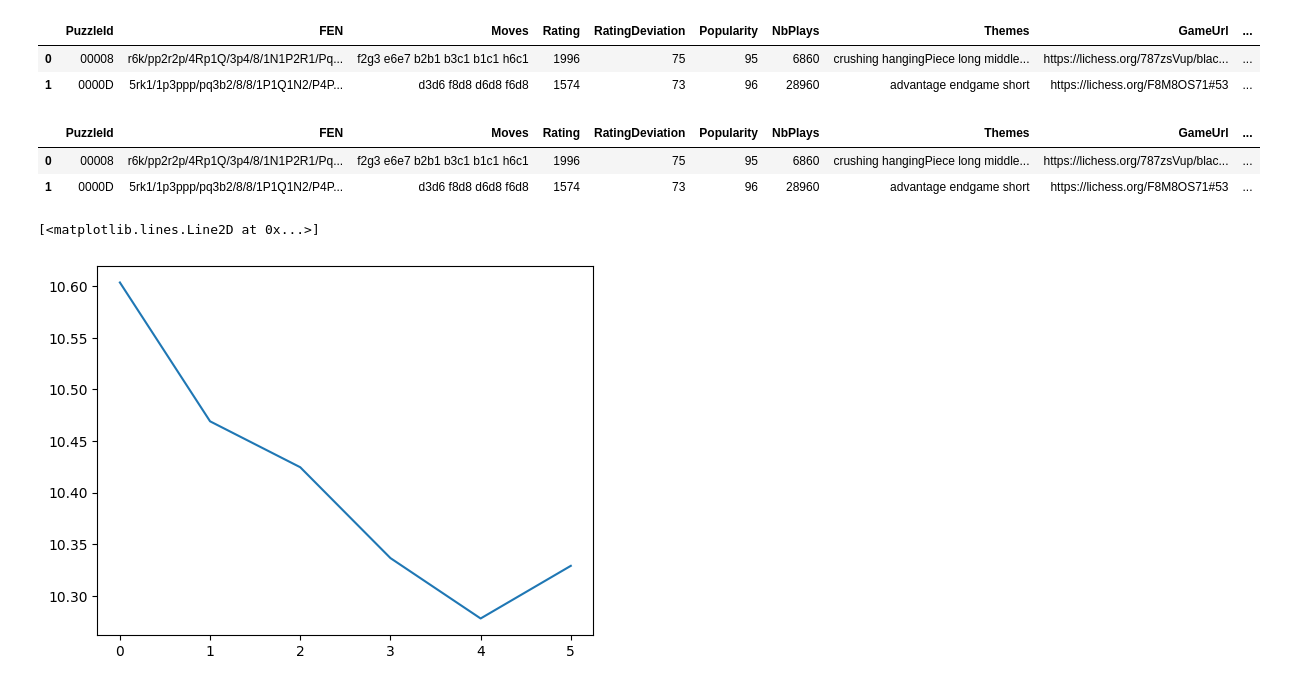
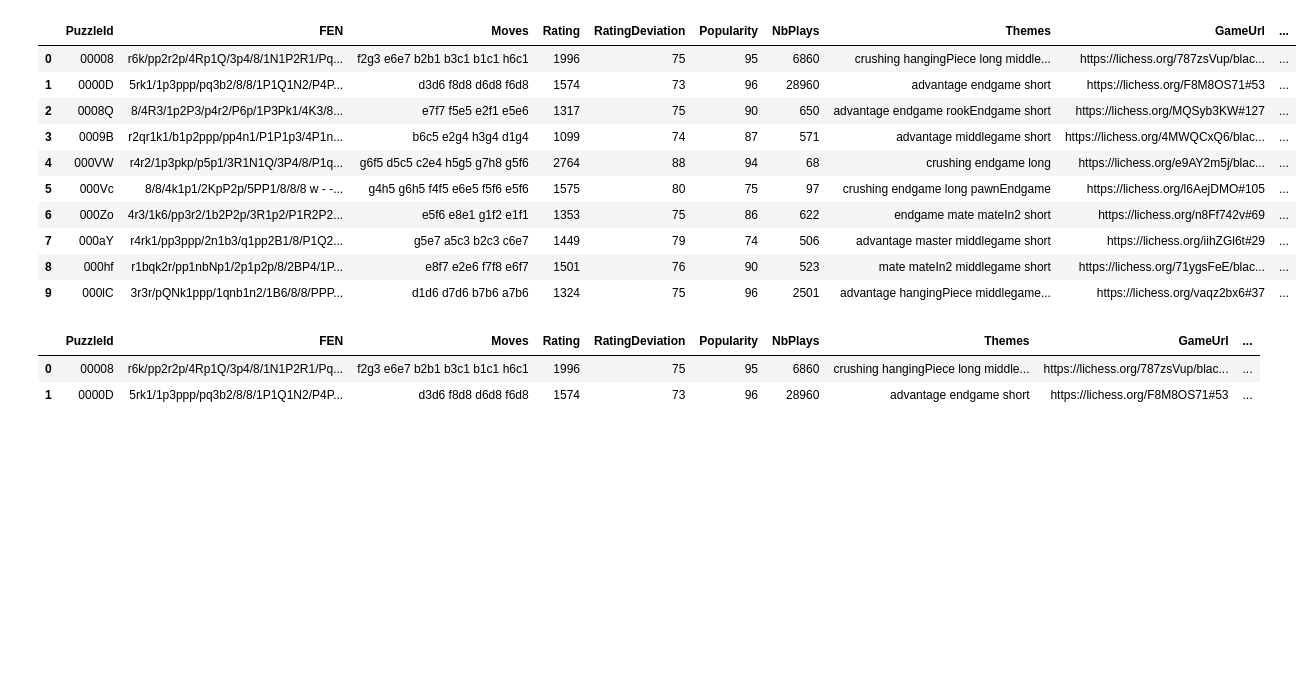
Before and after one commit to MatTheTab/PikeBot, a Jupyter notebook: evaluation/puzzles_rating.ipynb, the cells around one changed output. Drawn from its saved outputs; the diff is of its cells as text; code cells hidden in the pictures; blank space fills up the shorter version.

```diff
--- a/evaluation/puzzles_rating.ipynb
+++ b/evaluation/puzzles_rating.ipynb
@@ -26,11 +29,19 @@ print("File decompressed successfully!")
 # %%
 df = pd.read_csv(output_file)
 df = df[:1000]
-df.head(2)
+df.head(10)
 # %% [output]
 |  | PuzzleId | FEN | Moves | Rating | RatingDeviation | Popularity | NbPlays | Themes | GameUrl | ... |
 | 0 | 00008 | r6k/pp2r2p/4Rp1Q/3p4/8/1N1P2R1/Pq... | f2g3 e6e7 b2b1 b3c1 b1c1 h6c1 | 1996 | 75 | 95 | 6860 | crushing hangingPiece long middle... | https://lichess.org/787zsVup/blac... | ... |
 | 1 | 0000D | 5rk1/1p3ppp/pq3b2/8/8/1P1Q1N2/P4P... | d3d6 f8d8 d6d8 f6d8 | 1574 | 73 | 96 | 28960 | advantage endgame short | https://lichess.org/F8M8OS71#53 | ... |
+| 2 | 0008Q | 8/4R3/1p2P3/p4r2/P6p/1P3Pk1/4K3/8... | e7f7 f5e5 e2f1 e5e6 | 1317 | 75 | 90 | 650 | advantage endgame rookEndgame short | https://lichess.org/MQSyb3KW#127 | ... |
+| 3 | 0009B | r2qr1k1/b1p2ppp/pp4n1/P1P1p3/4P1n... | b6c5 e2g4 h3g4 d1g4 | 1099 | 74 | 87 | 571 | advantage middlegame short | https://lichess.org/4MWQCxQ6/blac... | ... |
+| 4 | 000VW | r4r2/1p3pkp/p5p1/3R1N1Q/3P4/8/P1q... | g6f5 d5c5 c2e4 h5g5 g7h8 g5f6 | 2764 | 88 | 94 | 68 | crushing endgame long | https://lichess.org/e9AY2m5j/blac... | ... |
+| 5 | 000Vc | 8/8/4k1p1/2KpP2p/5PP1/8/8/8 w - -... | g4h5 g6h5 f4f5 e6e5 f5f6 e5f6 | 1575 | 80 | 75 | 97 | crushing endgame long pawnEndgame | https://lichess.org/l6AejDMO#105 | ... |
+| 6 | 000Zo | 4r3/1k6/pp3r2/1b2P2p/3R1p2/P1R2P2... | e5f6 e8e1 g1f2 e1f1 | 1353 | 75 | 86 | 622 | endgame mate mateIn2 short | https://lichess.org/n8Ff742v#69 | ... |
+| 7 | 000aY | r4rk1/pp3ppp/2n1b3/q1pp2B1/8/P1Q2... | g5e7 a5c3 b2c3 c6e7 | 1449 | 79 | 74 | 506 | advantage master middlegame short | https://lichess.org/iihZGl6t#29 | ... |
+| 8 | 000hf | r1bqk2r/pp1nbNp1/2p1p2p/8/2BP4/1P... | e8f7 e2e6 f7f8 e6f7 | 1501 | 76 | 90 | 523 | mate mateIn2 middlegame short | https://lichess.org/71ygsFeE/blac... | ... |
+| 9 | 000lC | 3r3r/pQNk1ppp/1qnb1n2/1B6/8/8/PPP... | d1d6 d7d6 b7b6 a7b6 | 1324 | 75 | 96 | 2501 | advantage hangingPiece middlegame... | https://lichess.org/vaqz2bx6#37 | ... |
 # %%
 df["Board"] = df["FEN"].apply(chess.Board)
 df.head(2)
@@ -107,6 +120,0 @@ df[["PuzzleId", "Rating", "800", "1100", "1400", "1700", "2000", "2300"]].to_csv
-# %%
-prediction_scores = df[["800", "1100", "1400", "1700", "2000", "2300"]].to_numpy()
-plt.plot(np.average(prediction_scores, axis=0))
-# %% [output]
-[<matplotlib.lines.Line2D at 0x...>]
-[figure, removed]
```
Also changed, not shown: parts of 16 cells of this notebook.
